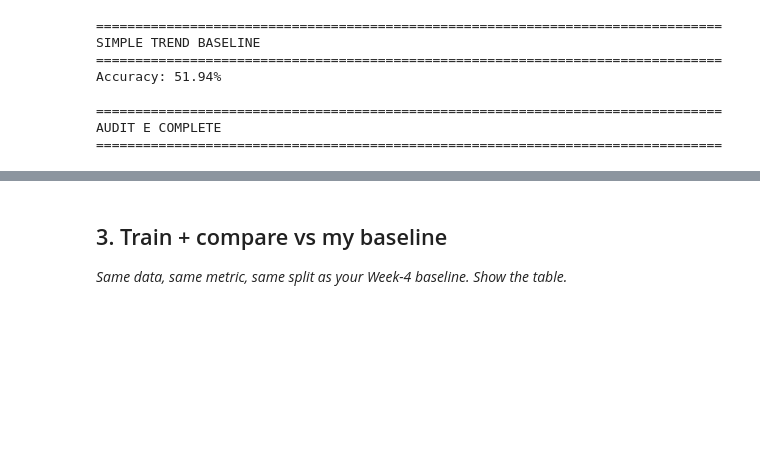
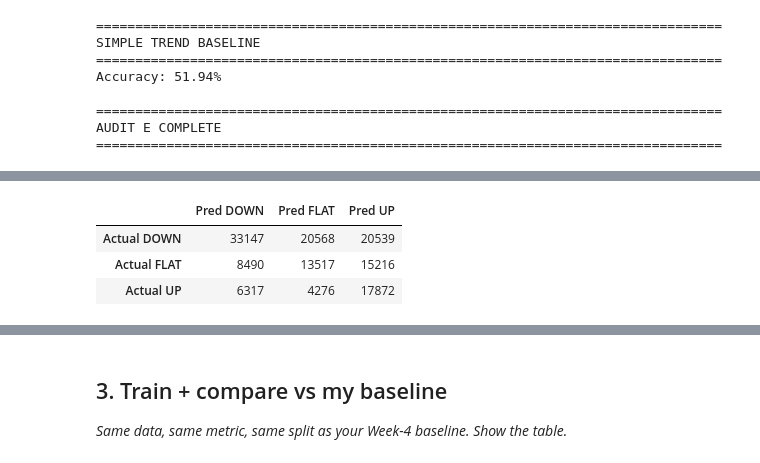
Before and after one commit to MuhammadOkasha004/flyrank-ml-internship-work, a Jupyter notebook: work/notebooks/w05_model.ipynb, the cells around one changed output, grey strips where cells are left out. Saved outputs shown, nothing was run; the diff lists cells and outputs as text; code cells hidden in the pictures; blank space fills up the shorter version.

```diff
--- a/work/notebooks/w05_model.ipynb
+++ b/work/notebooks/w05_model.ipynb
@@ -4626,0 +7349,81 @@ AUDIT E COMPLETE
+# %%
+# =============================================================================
+# STEP 9 — LOGISTIC REGRESSION EVALUATION
+# =============================================================================
+
+print("=" * 90)
+print("STEP 9 — LOGISTIC REGRESSION EVALUATION")
+print("=" * 90)
+
+accuracy_lr = accuracy_score(
+    y_test,
+    y_pred_lr
+)
+
+balanced_accuracy_lr = balanced_accuracy_score(
+    y_test,
+    y_pred_lr
+)
+
+precision_lr, recall_lr, f1_lr, support_lr = (
+    precision_recall_fscore_support(
+        y_test,
+        y_pred_lr,
+        labels=[0, 1, 2],
+        zero_division=0
+    )
+)
+
+print("\n" + "=" * 90)
+print("LOGISTIC REGRESSION RESULTS")
+print("=" * 90)
+
+print(f"Accuracy          : {accuracy_lr*100:.2f}%")
+print(f"Balanced Accuracy : {balanced_accuracy_lr*100:.2f}%")
+print(f"Macro Precision   : {precision_lr.mean()*100:.2f}%")
+print(f"Macro Recall      : {recall_lr.mean()*100:.2f}%")
+print(f"Macro F1          : {f1_lr.mean()*100:.2f}%")
+
+print("\n" + "=" * 90)
+print("LOGISTIC CLASSIFICATION REPORT")
+print("=" * 90)
+
+print(
+    classification_report(
+        y_test,
+        y_pred_lr,
+        labels=[0, 1, 2],
+        target_names=[
+            "DOWN",
+            "FLAT",
+            "UP"
+        ],
+        digits=4,
+        zero_division=0
+    )
+)
+
+cm_lr = confusion_matrix(
+    y_test,
+    y_pred_lr,
+    labels=[0, 1, 2]
+)
+
+print("\nCONFUSION MATRIX")
+
+display(
+    pd.DataFrame(
+        cm_lr,
+        index=[
+            "Actual DOWN",
+            "Actual FLAT",
+            "Actual UP"
+        ],
+        columns=[
+            "Pred DOWN",
+            "Pred FLAT",
+            "Pred UP"
+        ]
+    )
+)
+# %% [output]
@@ -4626,0 +7447,4 @@ AUDIT E COMPLETE
+|  | Pred DOWN | Pred FLAT | Pred UP |
+| Actual DOWN | 33147 | 20568 | 20539 |
+| Actual FLAT | 8490 | 13517 | 15216 |
+| Actual UP | 6317 | 4276 | 17872 |
```
Also changed, not shown: parts of 46 cells of this notebook.
